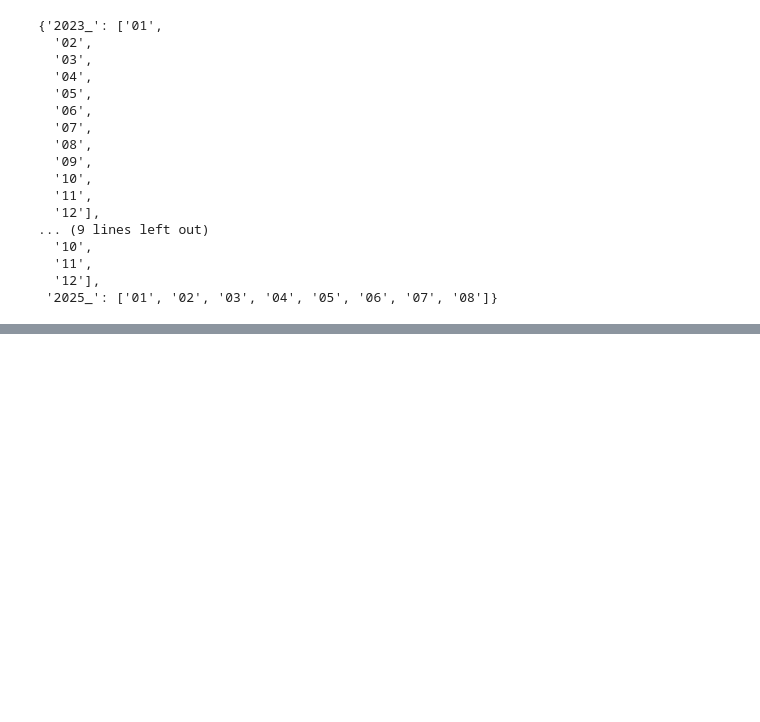
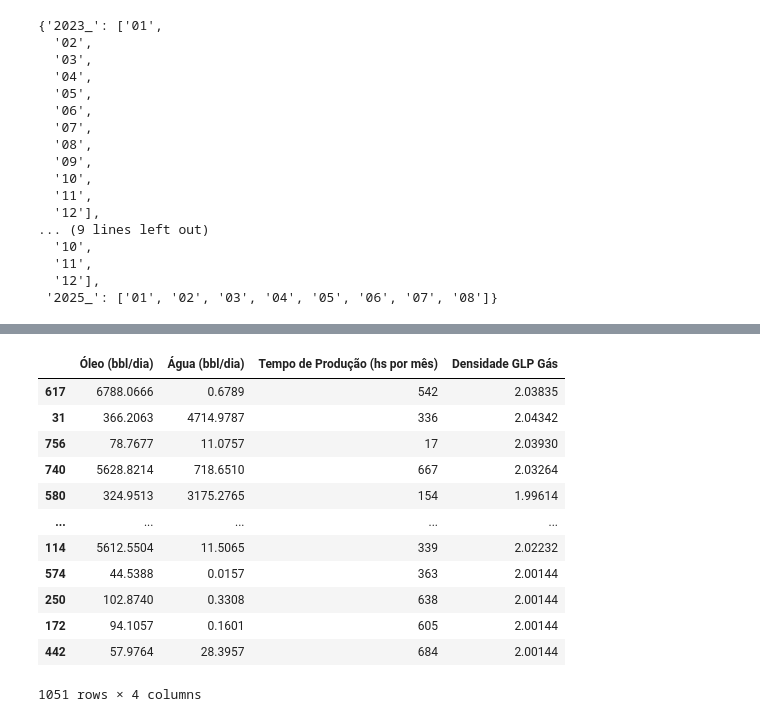
Before and after one commit to icarusrodrigues/MMQ_MSC_Icaro, a Jupyter notebook: clean_data.ipynb, the cells around one changed output, grey strips where cells are left out. Cells and saved outputs as stored; diff of their text form; code cells hidden in the pictures; blank space fills up the shorter version.

```diff
--- a/clean_data.ipynb
+++ b/clean_data.ipynb
@@ -110,0 +171,16 @@ dtype: object
+# %%
+X_train
+# %% [output]
+|  | Óleo (bbl/dia) | Água (bbl/dia) | Tempo de Produção (hs por mês) | Densidade GLP Gás |
+| 617 | 6788.0666 | 0.6789 | 542 | 2.03835 |
+| 31 | 366.2063 | 4714.9787 | 336 | 2.04342 |
+| 756 | 78.7677 | 11.0757 | 17 | 2.03930 |
+| 740 | 5628.8214 | 718.6510 | 667 | 2.03264 |
+| 580 | 324.9513 | 3175.2765 | 154 | 1.99614 |
+| ... | ... | ... | ... | ... |
+| 114 | 5612.5504 | 11.5065 | 339 | 2.02232 |
+| 574 | 44.5388 | 0.0157 | 363 | 2.00144 |
+| 250 | 102.8740 | 0.3308 | 638 | 2.00144 |
+| 172 | 94.1057 | 0.1601 | 605 | 2.00144 |
+| 442 | 57.9764 | 28.3957 | 684 | 2.00144 |
+1051 rows × 4 columns
```
Also changed, not shown: parts of 16 cells of this notebook.
